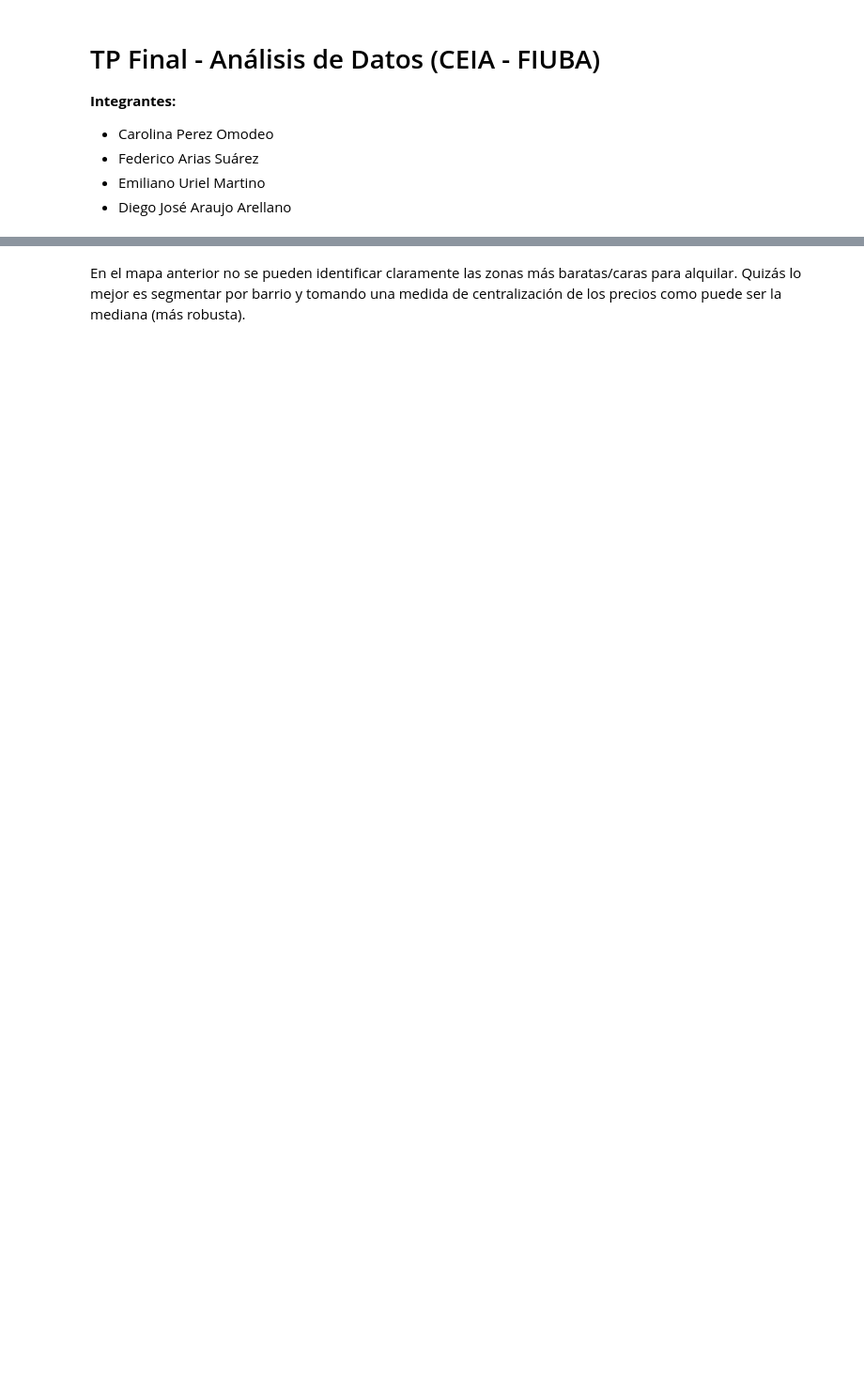
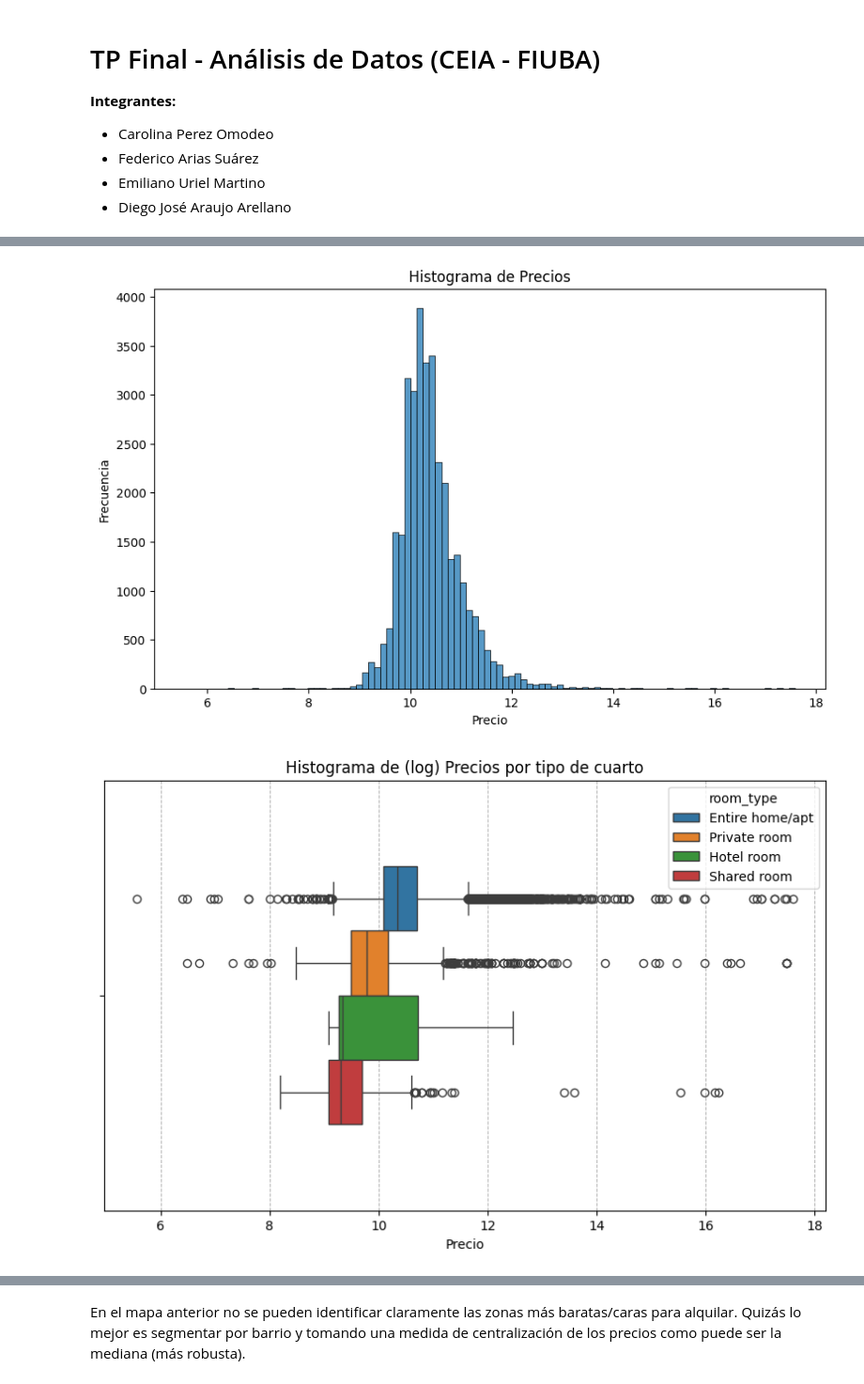
Before and after one commit to CarOmodeo/ADD-CEIA2024, a Jupyter notebook: TP_Final.ipynb, the cells around one changed output, grey strips where cells are left out. Shown at 94% size. Drawn from its saved outputs; the diff is of its cells as text; code cells hidden in the pictures; blank space fills up the shorter version.

```diff
--- a/TP_Final.ipynb
+++ b/TP_Final.ipynb
@@ -85,0 +25,7 @@ np.exp(10.5)
+# %%
+# ---------------- Carga de datos ----------------
+
+df = pd.read_csv("listings_full.csv", low_memory=False)
+
+# Se guardan los datos originales para poder acceder a ellos y trabajamos sobre el df
+datos_originales = df
@@ -85,0 +150,33 @@ np.exp(10.5)
+# %%
+# 'price' parece ser un objeto, por lo que habría que convertir en float
+df['price'] = df['price'].str.replace('$','',regex=True).str.replace(',','',regex=True).astype('float')
+# %%
+df = df[['id','name', 'host_name', 'host_since', 'host_is_superhost', 'neighbourhood_cleansed', 'bathrooms', 'bathrooms_text','bedrooms',
+        'beds', 'amenities', 'price', 'number_of_reviews', 'review_scores_rating', 'reviews_per_month','latitude', 'longitude',
+        'property_type', 'room_type', 'availability_30', 'availability_60','availability_90']]
+# %%
+# Histograma para ver como están distribuidos los precios de los alquileres
+# En este caso estaría mejor utilizar el log de los precios, dado que tienen valores muy bajos / altos, por lo que se agrega al dataset una variable más (log_price),
+# para utilizar más adelante cualquier cosa
+
+df['log_price'] = np.log(df['price'])
+
+plt.figure(figsize=(10, 6))
+sns.histplot(x=df['log_price'], bins=100)
+plt.title('Histograma de Precios')
+plt.xlabel('Precio')
+plt.ylabel('Frecuencia')
+plt.show()
+
+plt.figure(figsize=(10, 6))
+sns.boxplot(data=df, x ='log_price', hue='room_type', width=0.6, dodge=True)
+plt.title('Histograma de (log) Precios por tipo de cuarto')
+plt.xlabel('Precio')
+
+# Añadir separación vertical entre los boxplots
+plt.grid(axis='x', linestyle='--', linewidth=0.7)
+
+plt.show()
+# %% [output]
+[figure, added]
+[figure, added]
```
Also changed, not shown: parts of 64 cells of this notebook.
